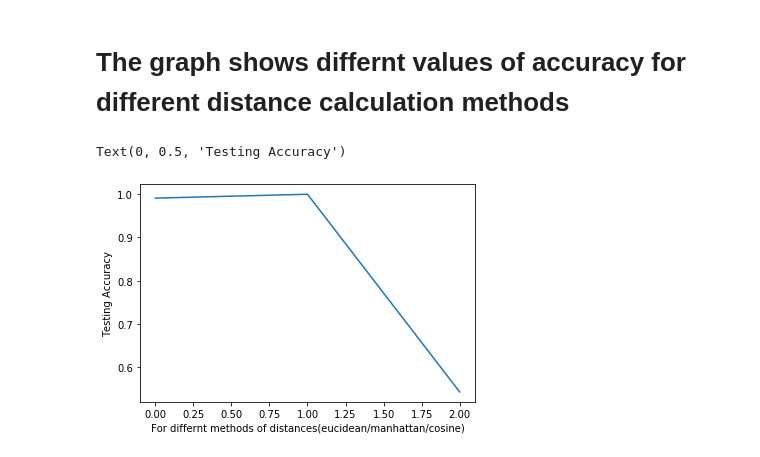
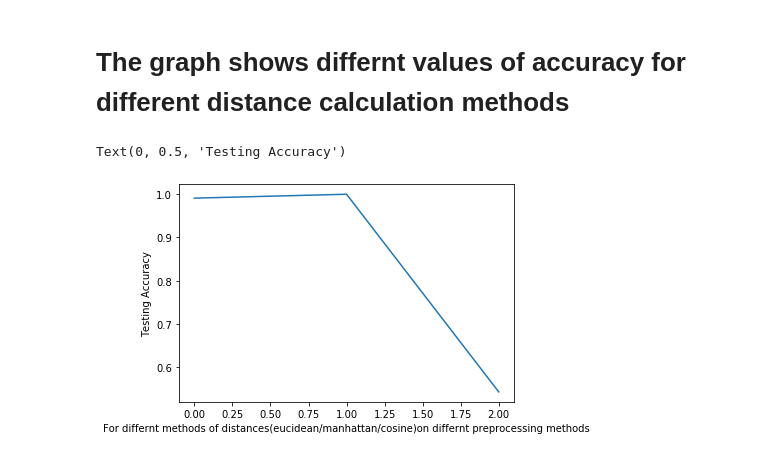
Before and after one commit to AshishKempwad/KNN-for-categorical-data-which-invovles-handling-mismatch-in-number-of-columns-in-train-test-data, a Jupyter notebook: K.ipynb, the cells around one changed output. Drawn from its saved outputs; the diff is of its cells as text; code cells hidden in the pictures.

```diff
--- a/K.ipynb
+++ b/K.ipynb
@@ -436,12 +436,12 @@ print(diff_dist)
 # %%
 # allow plots to appear within the notebook
 %matplotlib inline
 
 # plot the relationship between K and testing accuracy
 # plt.plot(x_axis, y_axis)
 plt.plot(diff_dist)
-plt.xlabel('For differnt methods of distances(eucidean/manhattan/cosine)')
+plt.xlabel('For differnt methods of distances(eucidean/manhattan/cosine)on differnt preprocessing methods')
 plt.ylabel('Testing Accuracy')
 # %% [output]
 Text(0, 0.5, 'Testing Accuracy')
-[figure, old version]
+[figure, new version]
```
